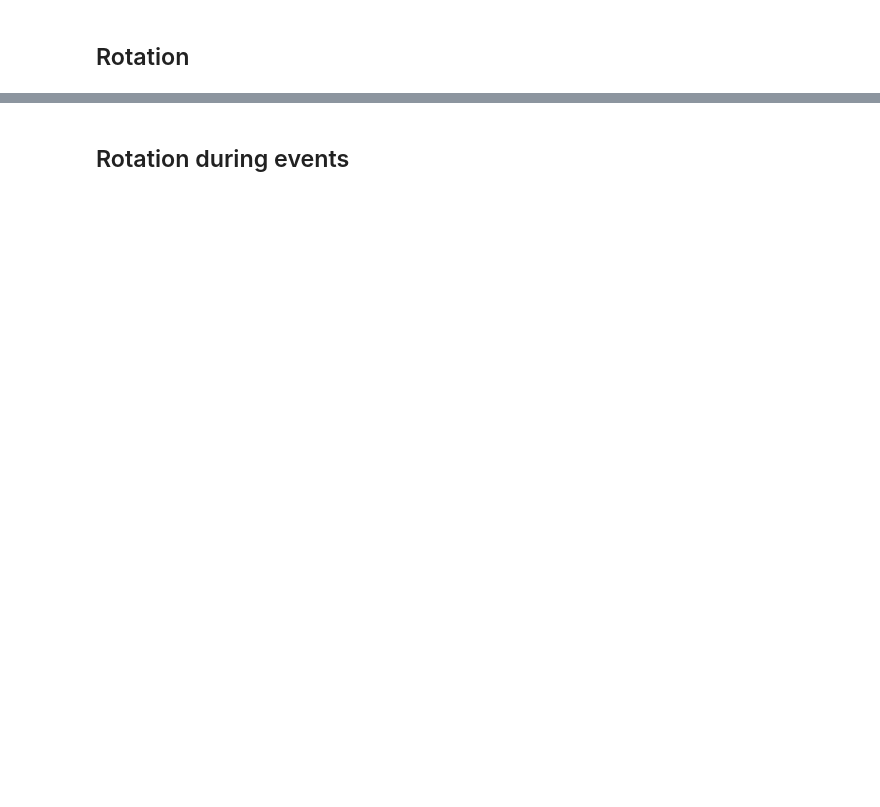
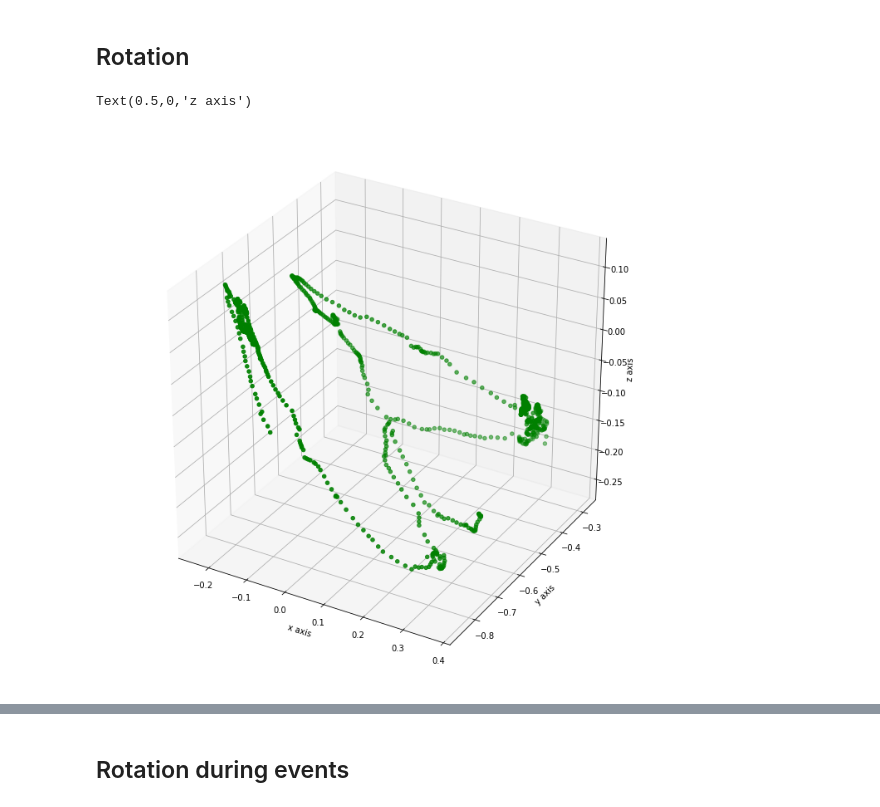
Before and after one commit to alTeska/VR_Acuity, a Jupyter notebook: notebooks/VR_Acuity_load.ipynb, the cells around one changed output, grey strips where cells are left out. Drawn from its saved outputs; the diff is of its cells as text; code cells hidden in the pictures; blank space fills up the shorter version.

```diff
--- a/notebooks/VR_Acuity_load.ipynb
+++ b/notebooks/VR_Acuity_load.ipynb
@@ -75,18 +84,23 @@ ax.set_zlabel('z axis')
 # %% [markdown]
 ## Rotation
 # %%
+fname = 'VRAcuityExp_2017-07-13_14-39-17_VR-4A_NIC.h5'
+
 rat_rotation = pd.read_hdf(path+fname, '/preprocessed/Rigid Body/Rat/Rotation')
 r_stop = 1000
 
 X, Y, Z = rat_rotation.X[0:r_stop], rat_rotation.Y[0:r_stop], rat_rotation.Z[0:r_stop]
 
 fig = plt.figure(figsize=(12,12))
 ax = fig.add_subplot(111, projection = '3d')
 ax.scatter(X, Y, Z, c='g')
 
 ax.set_xlabel('x axis')
 ax.set_ylabel('y axis')
 ax.set_zlabel('z axis')
+# %% [output]
+Text(0.5,0,'z axis')
+[figure, added]
 # %%
 #plotting head roatation in Y axis
 fig = plt.figure(figsize=(12,12))
```
Also changed, not shown: parts of 5 cells of this notebook.
